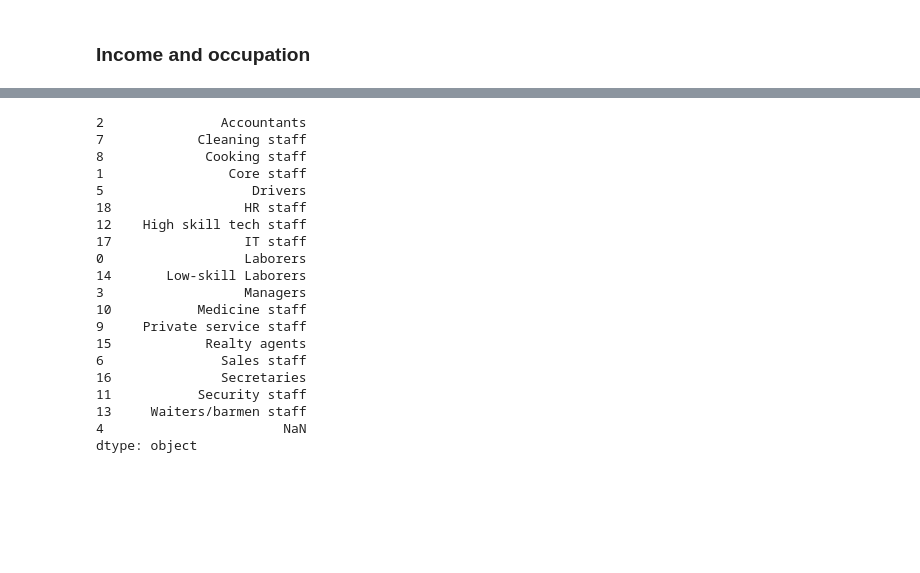
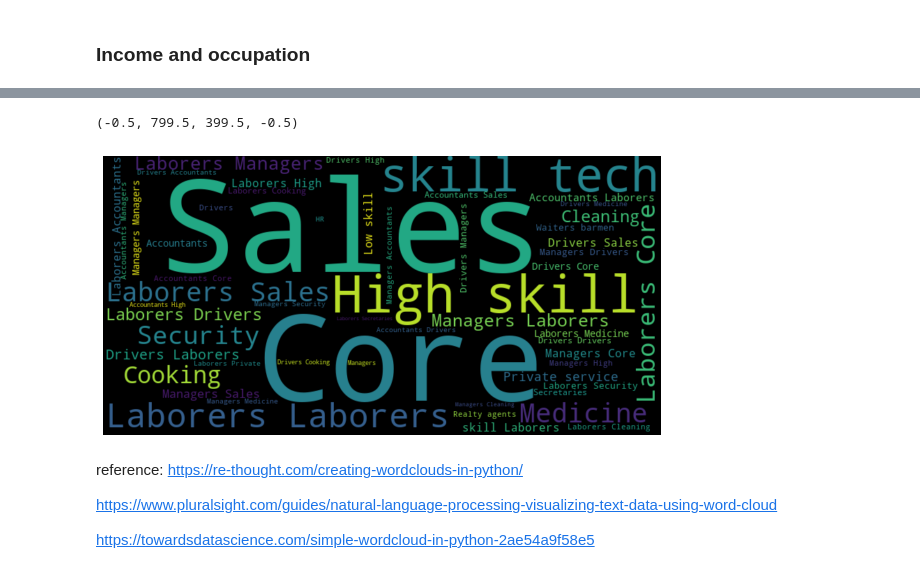
Before and after one commit to sunny0103/personal_project_kaggle, a Jupyter notebook: bank_loan/bank Loan EDA.ipynb, the cells around one changed output, grey strips where cells are left out. Saved outputs shown, nothing was run; the diff lists cells and outputs as text; code cells hidden in the pictures; blank space fills up the shorter version.

```diff
--- a/bank_loan/bank Loan EDA.ipynb
+++ b/bank_loan/bank Loan EDA.ipynb
@@ -318,23 +346,22 @@ ax.set(ylabel='Inocme type')
-# %%
-pd.Series(income['OCCUPATION_TYPE'].unique()).sort_values()
-# %% [output]
-2               Accountants
-7            Cleaning staff
-8             Cooking staff
-1                Core staff
-5                   Drivers
-18                 HR staff
-12    High skill tech staff
-17                 IT staff
-0                  Laborers
-14       Low-skill Laborers
-3                  Managers
-10           Medicine staff
-9     Private service staff
-15            Realty agents
-6               Sales staff
-16              Secretaries
-11           Security staff
-13     Waiters/barmen staff
-4                       NaN
-dtype: object
+# %%
+# generate text
+plt.figure(figsize=(10,7))
+text = " ".join(review for review in income.OCCUPATION_TYPE.astype(str))
+# stop words wordcloud
+stopwords = set(STOPWORDS)
+stopwords.update(['NaN','staff'])
+# Generate wordcloud
+wordcloud = WordCloud(stopwords=stopwords, background_color="black", width=800, height=400).generate(text)
+plt.imshow(wordcloud, interpolation='bilinear')
+plt.axis("off")
+# This needs to be considered again
+# %% [output]
+(-0.5, 799.5, 399.5, -0.5)
+[figure, added]
+# %% [markdown]
+reference:
+https://re-thought.com/creating-wordclouds-in-python/
+
+https://www.pluralsight.com/guides/natural-language-processing-visualizing-text-data-using-word-cloud
+
+https://towardsdatascience.com/simple-wordcloud-in-python-2ae54a9f58e5
```
Also changed, not shown: parts of 9 cells of this notebook.
